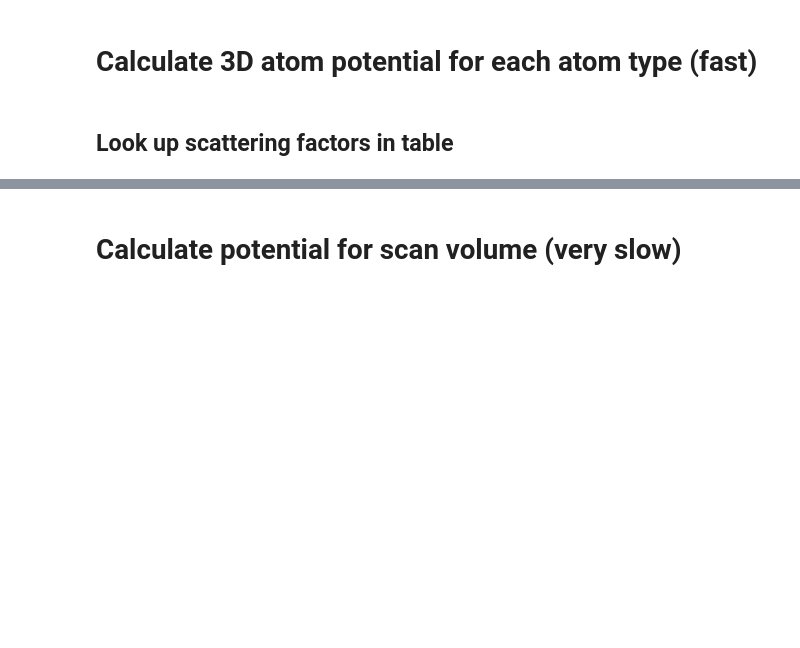
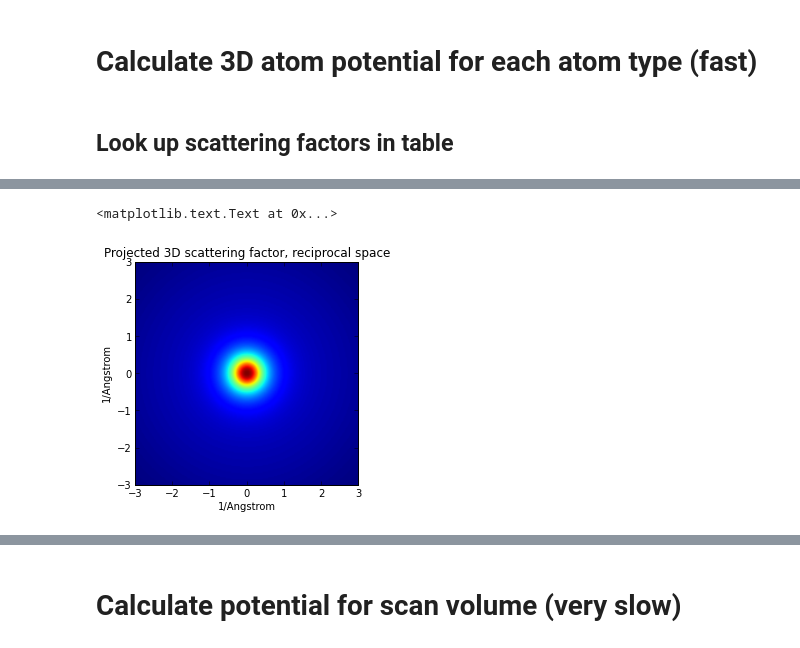
Before and after one commit to QSTEM/QSTEM, a Jupyter notebook: python/QSTEM_simDemo.ipynb, the cells around one changed output, grey strips where cells are left out. Cells and saved outputs as stored; diff of their text form; code cells hidden in the pictures; blank space fills up the shorter version.

Commit message:
Work on potential calculation example on notebook

```diff
--- a/python/QSTEM_simDemo.ipynb
+++ b/python/QSTEM_simDemo.ipynb
@@ -51,0 +59,23 @@ plt.ylabel("ln Scattering Factor")
+# %%
+from scipy import interpolate
+n=100 # resolution in one direction
+radius=3 # angstroms from atom center
+# setup cubic spline interpolation for potential (Sr atom):
+tck = interpolate.splrep(scatFactors[0],scatFactors[38],s=0)
+axis = np.linspace(-radius,radius,n*2)
+
+spaceX, spaceY, spaceZ = np.meshgrid(axis,axis,axis)
+# shape 3D space into 1D for interpolation
+space = (spaceX**2+spaceY**2+spaceZ**2).reshape(-1)
+potential = interpolate.splev(space,tck,der=0)
+# reshape back to 3D
+potential = potential.reshape((n*2,n*2,n*2))
+potential = potential*radius/n
+# %%
+plt.imshow(potential.sum(axis=2), extent=[-radius,radius,-radius,radius])
+plt.xlabel("1/Angstrom")
+plt.ylabel("1/Angstrom")
+plt.title("Projected 3D scattering factor, reciprocal space")
+# %% [output]
+<matplotlib.text.Text at 0x...>
+[figure, added]
```
Also changed, not shown: parts of 3 cells of this notebook.
